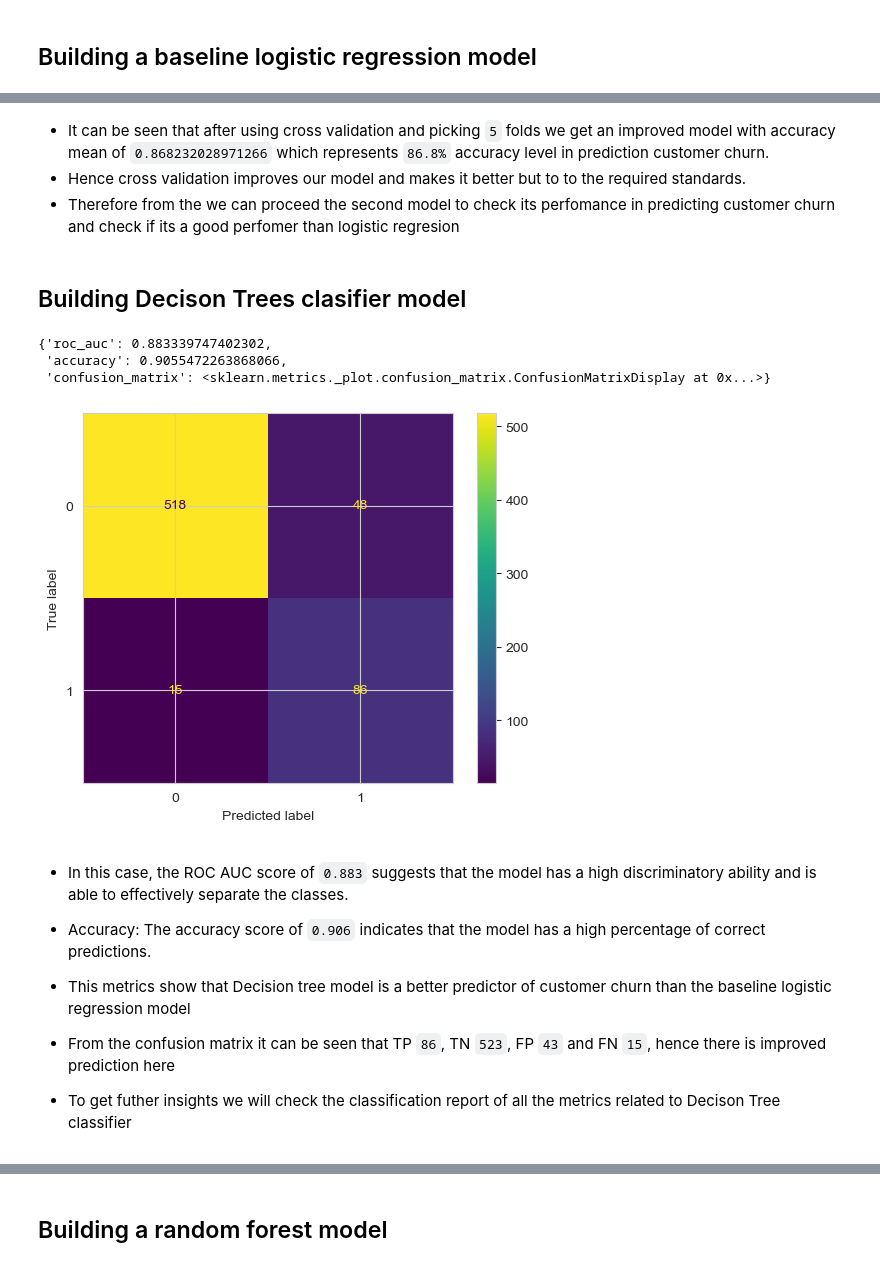
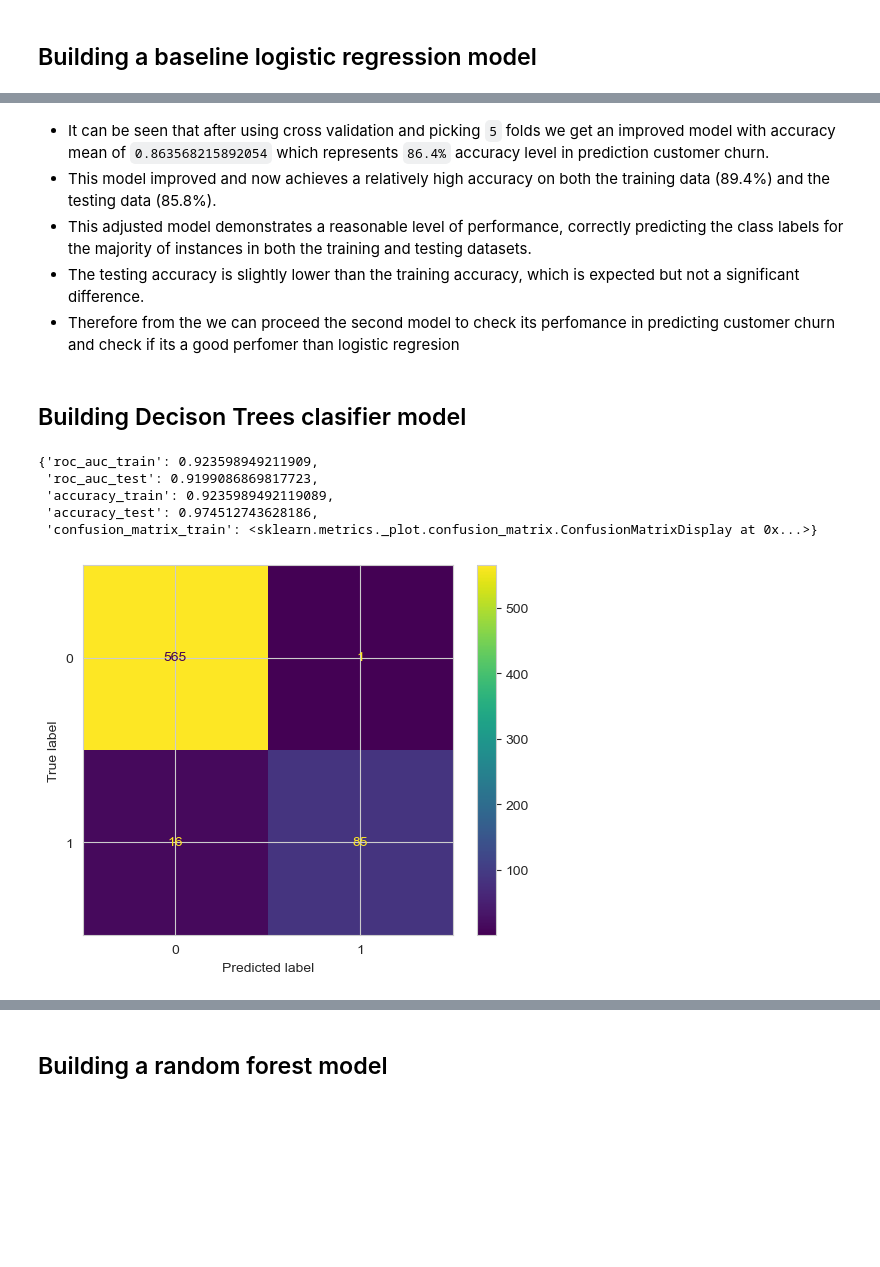
Before and after one commit to nelkemboi/dsc-phase-3-project-v2-3, a Jupyter notebook: customerchurn.ipynb, the cells around one changed output, grey strips where cells are left out. Saved outputs shown, nothing was run; the diff lists cells and outputs as text; code cells hidden in the pictures; blank space fills up the shorter version.

```diff
--- a/customerchurn.ipynb
+++ b/customerchurn.ipynb
@@ -546,16 +566,0 @@ evaluate_model_metrics(logreg, X_test,y_test)
-# %%
-# Create an instance of Logistic Regression
-logreg2 = LogisticRegression()
-
-# Fit the model on the resampled training data
-logreg2.fit(X_train_resampled, y_train_resampled)
-
-# Compute cross-validation scores picking 5 folds
-scores = cross_val_score(logreg2, X_train_resampled, y_train_resampled, cv=5, scoring='accuracy')
-
-# Print the scores
-print("Cross-validation scores:", scores)
-
-# Compute the mean score
-mean_score = scores.mean()
-print(mean_score)
@@ -564,0 +567,14 @@ Cross-validation scores: [0.66083151 0.92778993 0.9321663  0.91128149 0.90909091
+# %%
+# Create an instance of Logistic Regression with cross-validation
+logreg_final = LogisticRegressionCV(Cs=10, cv=5, solver='liblinear')
+
+# Fit the model on the resampled training data
+logreg_final.fit(X_train_resampled, y_train_resampled)
+
+# Predict on the resampled training and testing data
+y_train_pred = logreg.predict(X_train_resampled)
+y_test_pred = logreg.predict(X_test)
+
+# Calculate accuracy on the resampled training and testing data
+train_accuracy = accuracy_score(y_train_resampled, y_train_pred)
+test_accuracy = accuracy_score(y_test, y_test_pred)
@@ -565,30 +590,32 @@ Cross-validation scores: [0.66083151 0.92778993 0.9321663  0.91128149 0.90909091
 # %% [markdown]
-* It can be seen that after using cross validation and picking `5` folds we get an improved model with accuracy mean of `0.868232028971266` which represents `86.8%` accuracy level in prediction customer churn.
-* Hence cross validation improves our model and makes it better but to to the required standards.
+* It can be seen that after using cross validation and picking `5` folds we get an improved model with accuracy mean of `0.863568215892054` which represents `86.4%` accuracy level in prediction customer churn.
+* This model improved and now achieves a relatively high accuracy on both the training data (89.4%) and the testing data (85.8%).
+* This adjusted model demonstrates a reasonable level of performance, correctly predicting the class labels for the majority of instances in both the training and testing datasets.
+* The testing accuracy is slightly lower than the training accuracy, which is expected but not a significant difference.
 * Therefore from the we can proceed the second model to check its perfomance in predicting customer churn and check if its a good perfomer than logistic regresion
 # %% [markdown]
 ## Building Decison Trees clasifier model
 # %%
-#Create an instance of decion tree classifier
-dt_clf = DecisionTreeClassifier()
+# Create an instance of DecisionTreeClassifier with regularization parameters
+dt_clf = DecisionTreeClassifier(max_depth=5, min_samples_split=5)
 
 # Fit the model on the training data
 dt_clf.fit(X_train_resampled, y_train_resampled)
 
-# Predict on the testing data
-y_pred = dt_clf.predict(X_test)
+# Predict on the training and testing data
+y_train_pred_2= dt_clf.predict(X_train_resampled)
+y_test_pred_2 = dt_clf.predict(X_test)
+
+# Calculate accuracy on the training and testing data
+train_accuracy = accuracy_score(y_train_resampled, y_train_pred)
+test_accuracy = accuracy_score(y_test, y_test_pred_2)
 # %%
 #checking for decison tree metrics using the predefiend function
-evaluate_model_metrics(dt_clf, X_test, y_test)
+evaluate_model_metrics(dt_clf, X_train_resampled, y_train_resampled, X_test, y_test)
 # %% [output]
-{'roc_auc': 0.883339747402302,
- 'accuracy': 0.9055472263868066,
- 'confusion_matrix': <sklearn.metrics._plot.confusion_matrix.ConfusionMatrixDisplay at 0x...>}
+{'roc_auc_train': 0.923598949211909,
+ 'roc_auc_test': 0.9199086869817723,
+ 'accuracy_train': 0.9235989492119089,
+ 'accuracy_test': 0.974512743628186,
+ 'confusion_matrix_train': <sklearn.metrics._plot.confusion_matrix.ConfusionMatrixDisplay at 0x...>}
-[figure, old version]
+[figure, new version]
-# %% [markdown]
-* In this case, the ROC AUC score of `0.883` suggests that the model has a high discriminatory ability and is able to effectively separate the classes.
-
-* Accuracy: The accuracy score of `0.906` indicates that the model has a high percentage of correct predictions.
-* This metrics show that Decision tree model is a better predictor of customer churn than the baseline logistic regression model
-* From the confusion matrix it can be seen that TP `86`, TN `523`, FP `43` and FN `15`, hence there is improved prediction here
-* To get futher insights we will check the classification report of all the metrics related to Decison Tree classifier
```
Also changed, not shown: parts of 31 cells of this notebook.
